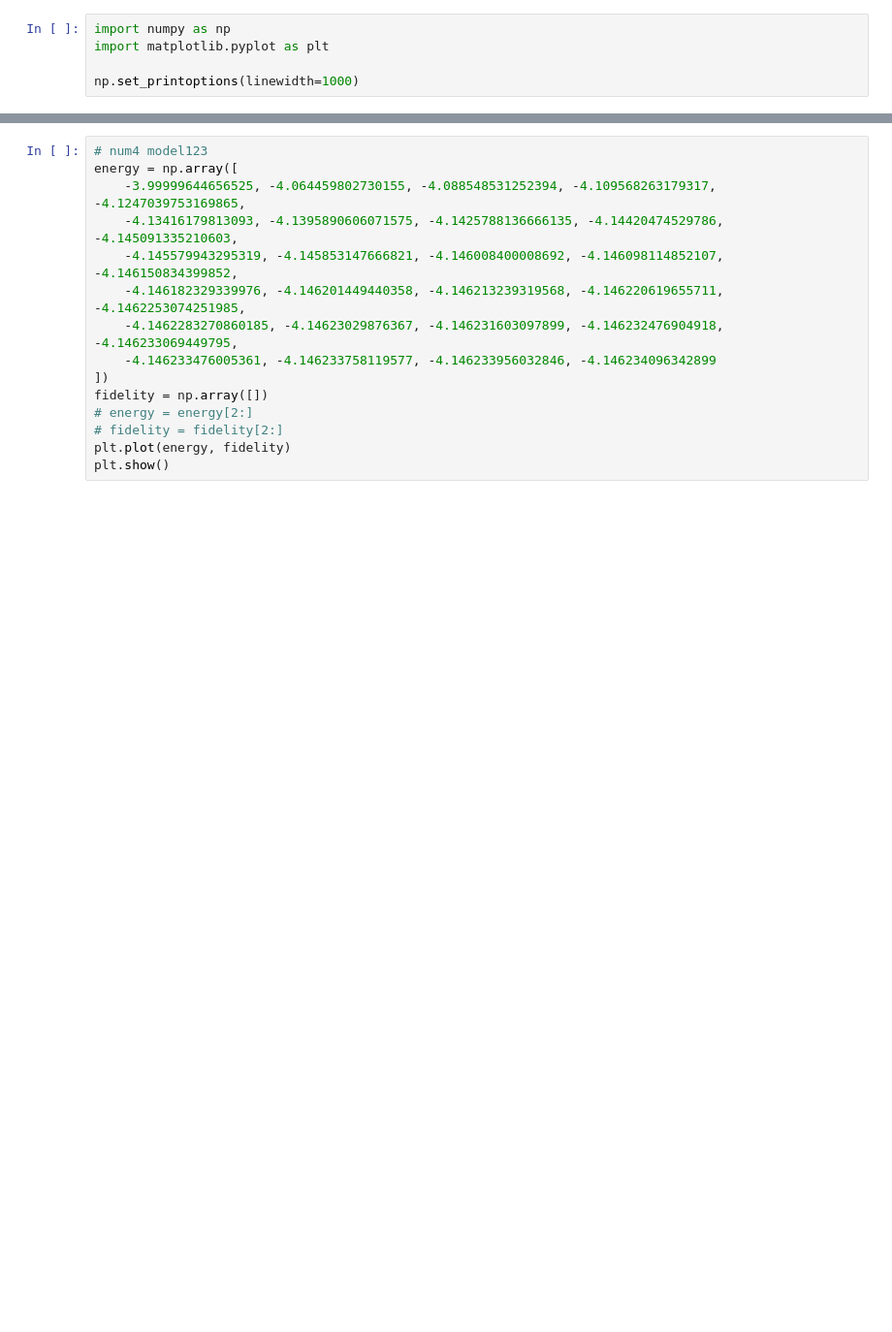
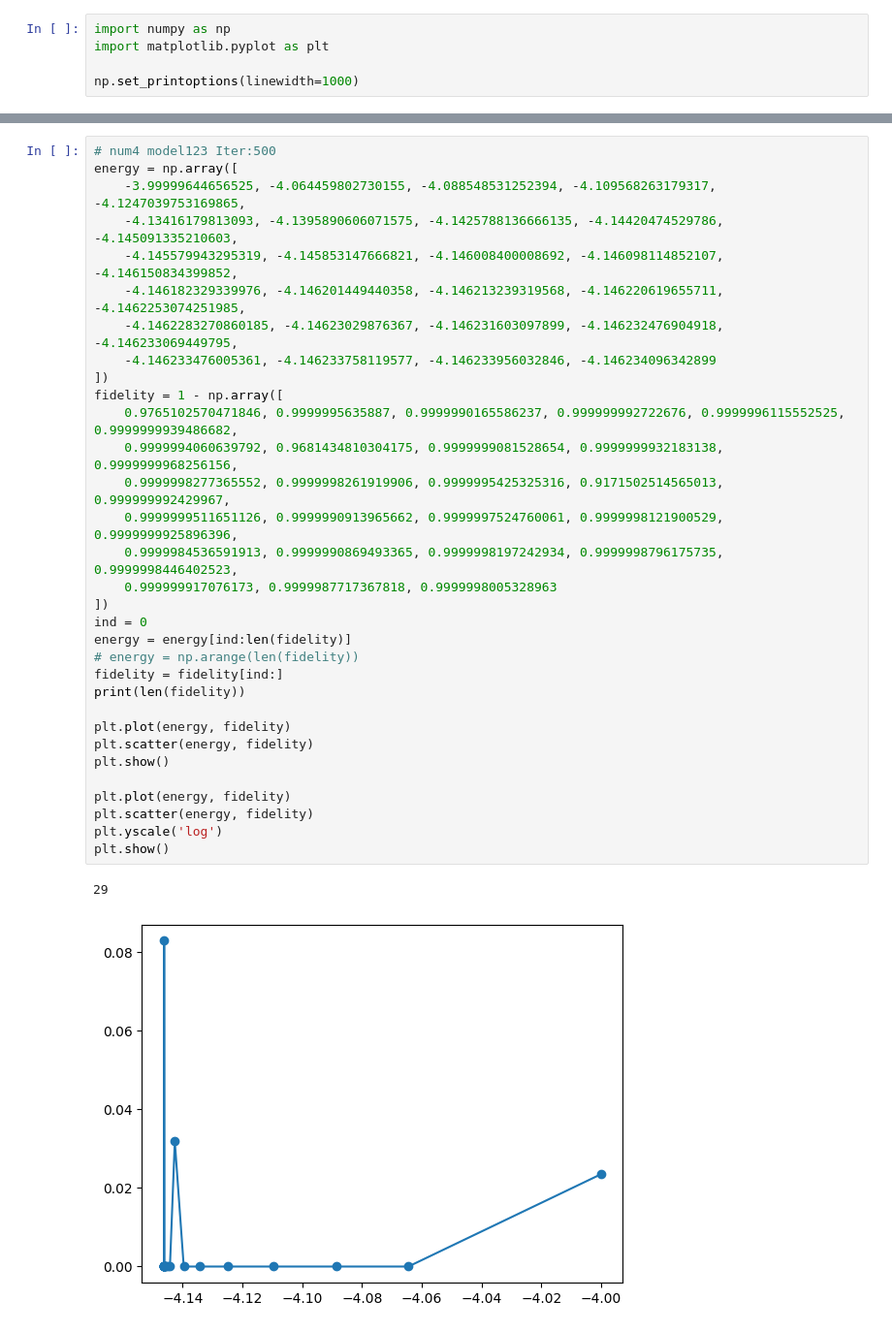
Before and after one commit to GhostArtyom/QuditVQE, a Jupyter notebook: PlotFidelity.ipynb, the cells around one changed output, grey strips where cells are left out. Shown at 97% size. Saved outputs shown, nothing was run; the diff lists cells and outputs as text; blank space fills up the shorter version.

```diff
--- a/PlotFidelity.ipynb
+++ b/PlotFidelity.ipynb
@@ -53,15 +100,35 @@ plt.show()
 # %%
-# num4 model123
+# num4 model123 Iter:500
 energy = np.array([
     -3.99999644656525, -4.064459802730155, -4.088548531252394, -4.109568263179317, -4.1247039753169865,
     -4.13416179813093, -4.1395890606071575, -4.1425788136666135, -4.14420474529786, -4.145091335210603,
     -4.145579943295319, -4.145853147666821, -4.146008400008692, -4.146098114852107, -4.146150834399852,
     -4.146182329339976, -4.146201449440358, -4.146213239319568, -4.146220619655711, -4.1462253074251985,
     -4.1462283270860185, -4.14623029876367, -4.146231603097899, -4.146232476904918, -4.146233069449795,
     -4.146233476005361, -4.146233758119577, -4.146233956032846, -4.146234096342899
 ])
-fidelity = np.array([])
-# energy = energy[2:]
-# fidelity = fidelity[2:]
+fidelity = 1 - np.array([
+    0.9765102570471846, 0.9999995635887, 0.9999990165586237, 0.999999992722676, 0.9999996115552525, 0.9999999939486682,
+    0.9999994060639792, 0.9681434810304175, 0.9999999081528654, 0.9999999932183138, 0.9999999968256156,
+    0.9999998277365552, 0.9999998261919906, 0.9999995425325316, 0.9171502514565013, 0.999999992429967,
+    0.9999999511651126, 0.9999990913965662, 0.9999997524760061, 0.9999998121900529, 0.9999999925896396,
+    0.9999984536591913, 0.9999990869493365, 0.9999998197242934, 0.9999998796175735, 0.9999998446402523,
+    0.999999917076173, 0.9999987717367818, 0.9999998005328963
+])
+ind = 0
+energy = energy[ind:len(fidelity)]
+# energy = np.arange(len(fidelity))
+fidelity = fidelity[ind:]
+print(len(fidelity))
+
 plt.plot(energy, fidelity)
+plt.scatter(energy, fidelity)
 plt.show()
+
+plt.plot(energy, fidelity)
+plt.scatter(energy, fidelity)
+plt.yscale('log')
+plt.show()
+# %% [output]
+29
+[figure, added]
```
Also changed, not shown: parts of 6 cells of this notebook, 1 other file.
